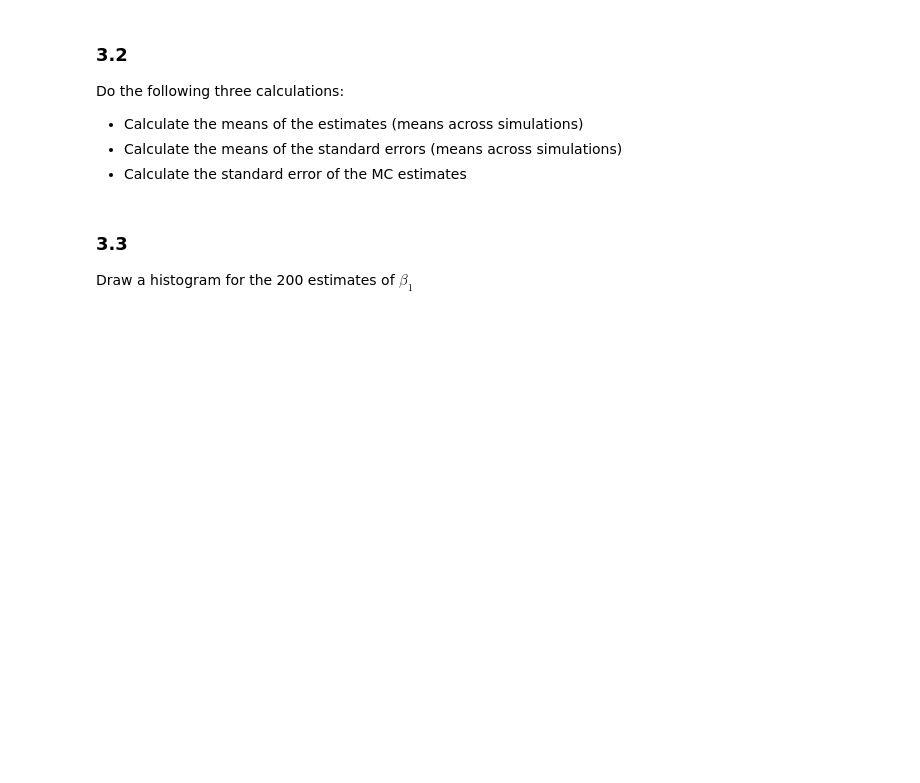
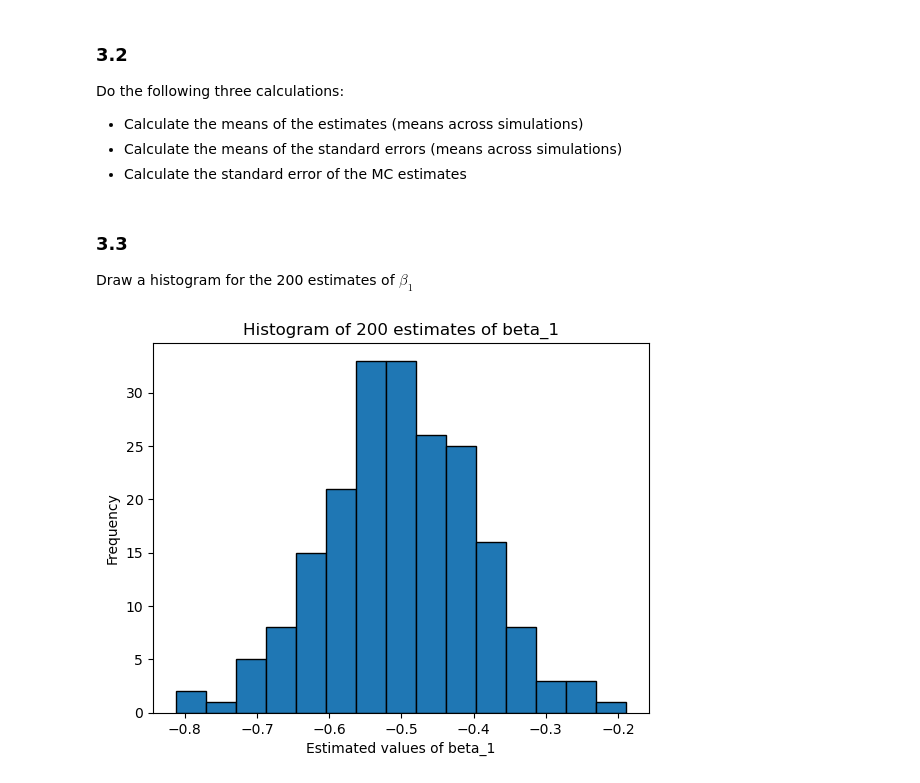
Before and after one commit to bschjerning/EconometricsB, a Jupyter notebook: exercises/01_intro/ps1_ex_ante.ipynb, the cells around one changed output. Saved outputs shown, nothing was run; the diff lists cells and outputs as text; code cells hidden in the pictures; blank space fills up the shorter version.

```diff
--- a/exercises/01_intro/ps1_ex_ante.ipynb
+++ b/exercises/01_intro/ps1_ex_ante.ipynb
@@ -43,3 +80,6 @@ To create a matrix, you combine what you have learned to manually create a $3 \t
 Create the same $3 \times 3$ using `np.arange()` and np.reshape()
 # %%
 # FILL IN HERE
+
+x = np.arange(9).reshape((3,3))
+print(x)
@@ -52,3 +96,7 @@ For matrix **multiplication** you can for the matrices `a` and `b` use `a@b`, `n
 Use the `row`, `col` vectors and `x` matrix and perform these matrix multiplications. Does the `row` vector behave as you would expect?
 # %%
 # FILL IN HERE
+x2 = x@x
+print(x2)
+
+print(row @ col)
@@ -155,17 +276,21 @@ def ols_estimation(y, x):
         x = x.reshape(-1, 1)
 
     # Estimate beta
-    b_hat =  # Fill in here
+    b_hat = la.inv(x.T @ x) @ x.T @ y
 
     # Calculate standard errors
-    residual = # Fill in here
-    sigma = # Fill in here
-    cov = # Fill in here
-    se = # Fill in here
+    residual = y - x @ b_hat
+    sigma = (residual.T @ residual) / (x.shape[0] - x.shape[1])
+    cov = sigma[0,0] * la.inv(x.T @ x)
+    se = np.sqrt(np.diag(cov))
 
     # Calculate t-values
-    t_values = # Fill in here
+    t_values = b_hat.flatten() / se
     return b_hat, se, t_values
 
 b_hat, se, t_values = ols_estimation(y, x)
+# Print the results simply
+print("Estimated coefficients:\n", b_hat)
+print("Standard errors:\n", se)
+print("T-values:\n", t_values)
 # %% [output]
@@ -250,15 +407,15 @@ b_ses = np.zeros((s, b.size))
 
 for i in range(s):
     # Generate data
-    X, eps = # Fill in here
-    y = # Fill in here
+    X, eps = random_draws(n)
+
+    y = X @ b + eps
 
     # Estimate coefficients and variance
-    b_hat, se, t_values = # Fill in here
-
+    b_hat, se, t_values = ols_estimation(y, X)
     # Store estimates
-    b_coeffs[i, :] = # Fill in here
-    b_ses[i, :] = # Fill in here
+    b_coeffs[i, :] = b_hat.flatten()
+    b_ses[i, :] = se
 
 # Make sure that there are no more zeros left in the arrays.
 assert np.all(b_coeffs) and np.all(b_ses), 'Not all coefficients or standard errors are non-zero.'
@@ -279,0 +435,10 @@ Draw a histogram for the 200 estimates of $\beta_1$
+# %%
+#Draw a histogram for the 200 estimates of beta_1
+
+plt.hist(b_coeffs[:,1], bins=15, edgecolor='black')
+plt.title('Histogram of 200 estimates of beta_1')
+plt.xlabel('Estimated values of beta_1')
+plt.ylabel('Frequency')
+plt.show()
+# %% [output]
+[figure, added]
```
Also changed, not shown: parts of 30 cells of this notebook.
